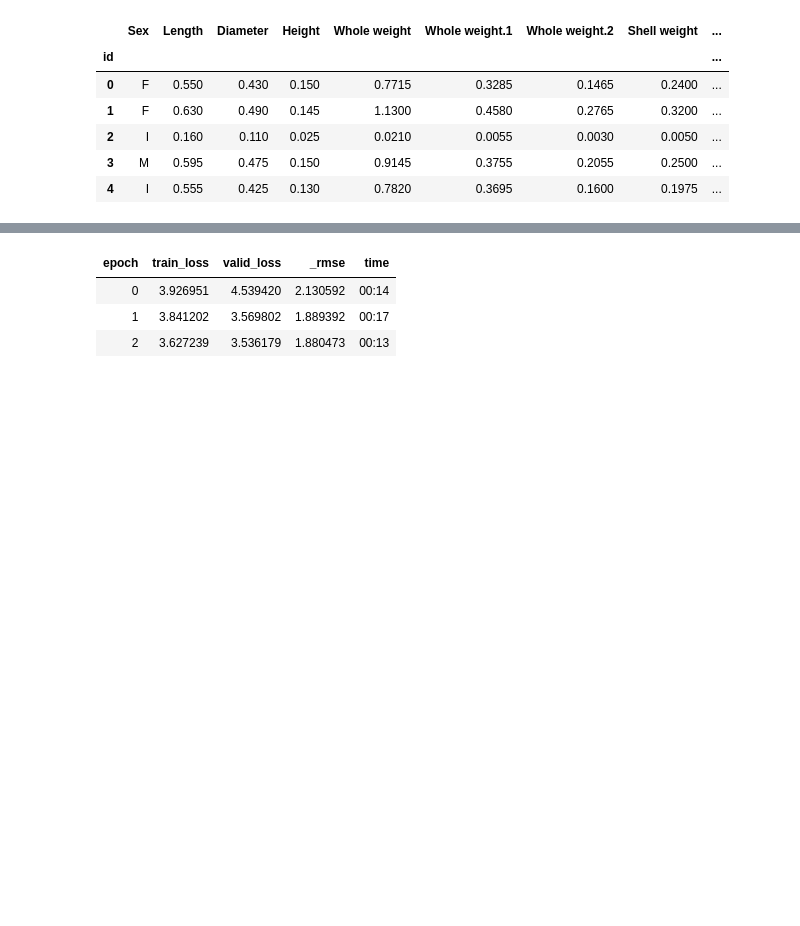
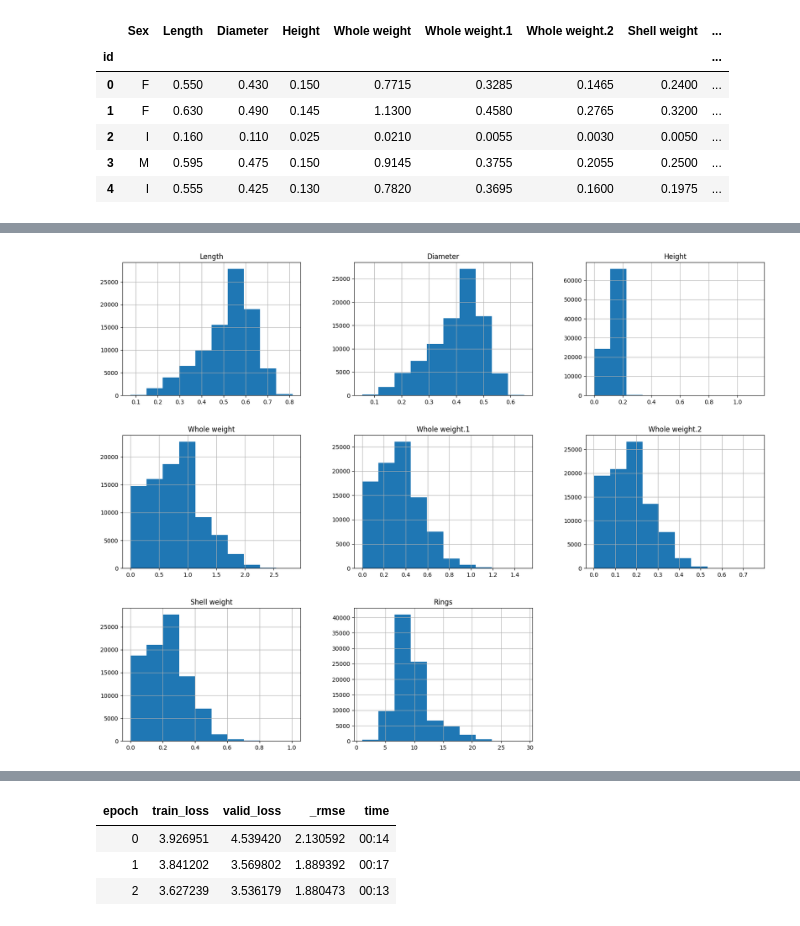
Before and after one commit to rubanzasilva/abalone_age_prediction, a Jupyter notebook: ps_s04e04.ipynb, the cells around one changed output, grey strips where cells are left out. Cells and saved outputs as stored; diff of their text form; code cells hidden in the pictures; blank space fills up the shorter version.

```diff
--- a/ps_s04e04.ipynb
+++ b/ps_s04e04.ipynb
@@ -193,0 +247,4 @@ train_df.head()
+# %%
+train_df.hist(figsize=(20,15));
+# %% [output]
+[figure, added]
```
Also changed, not shown: parts of 29 cells of this notebook.
